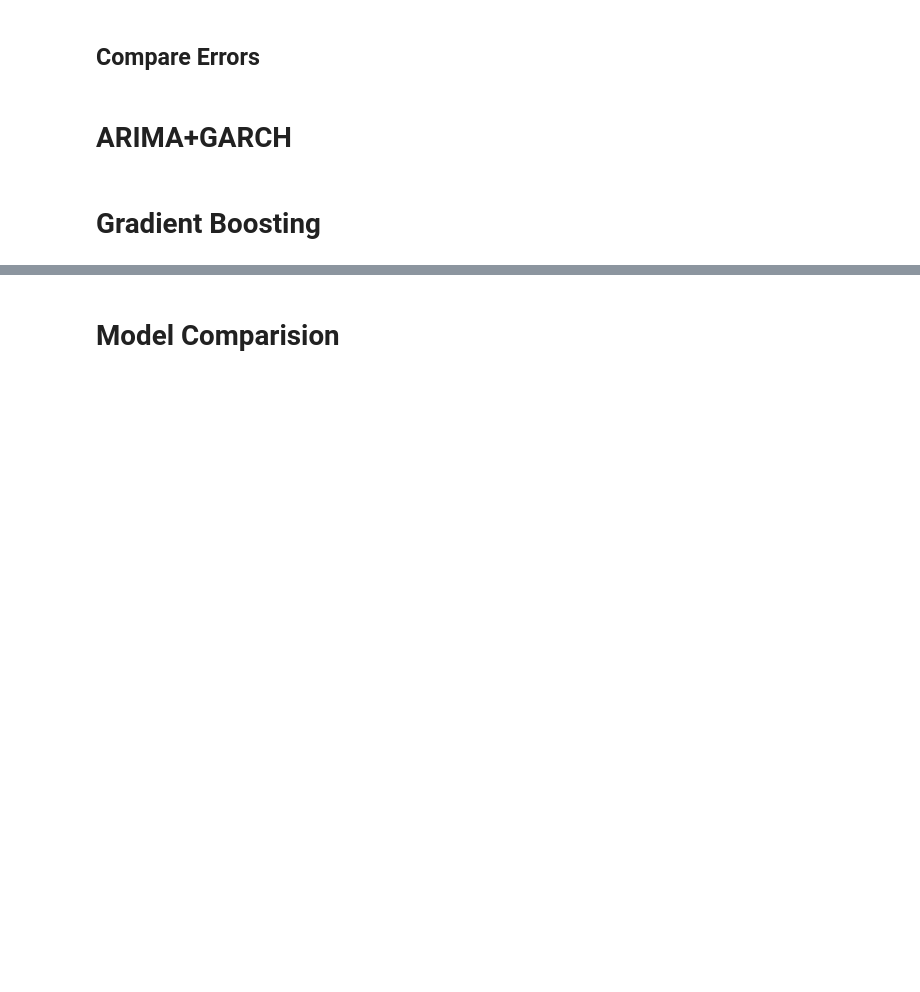
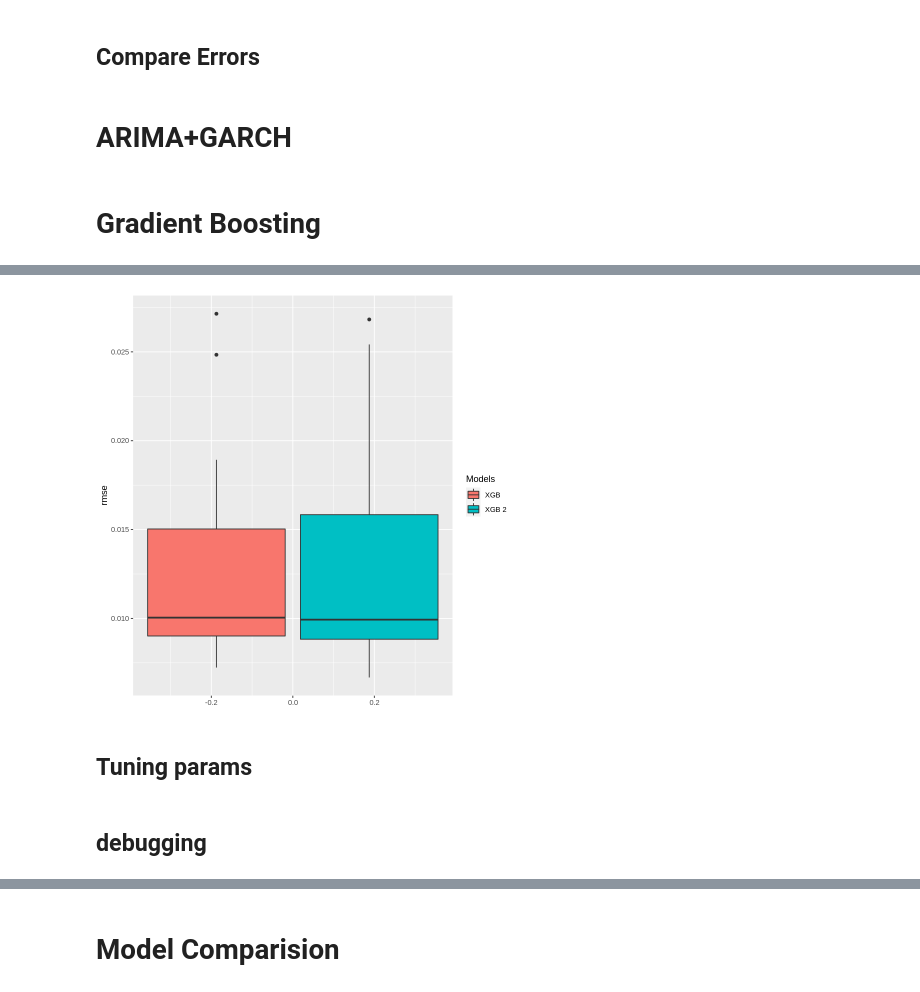
Before and after one commit to lbk209/timeseries, a Jupyter notebook: compare_timeseries_models_spx.ipynb, the cells around one changed output, grey strips where cells are left out. Drawn from its saved outputs; the diff is of its cells as text; code cells hidden in the pictures; blank space fills up the shorter version.

```diff
--- a/compare_timeseries_models_spx.ipynb
+++ b/compare_timeseries_models_spx.ipynb
@@ -405,7 +414,7 @@ cv.forecast <- function(x, h, xreg=NULL, xreg.msize=NULL, expected.model.size=NU
                       state.specification = ss,
                       niter = 1000,
                       data = x.train,
-                      expected.model.size = 5)  # Passed to SpikeSlabPrior.
+                      expected.model.size = expected.model.size)  # Passed to SpikeSlabPrior.
 
         ### prepare future of xreg for prediction
         # regessor assumption for future
@@ -837,0 +827,4 @@ pred_xgb <- predict(m1_xgb, x.test[, 2:4])
+# %%
+result.m06.1 <- my.tsCV(trainx[,1], cv.forecast, h=hori, window=wind, step=peri,
+                        silent=T,
+                        xreg=trainx[,2:4])
@@ -837,0 +851,4 @@ pred_xgb <- predict(m1_xgb, x.test[, 2:4])
+# %%
+result.m06.2 <- my.tsCV(trainx[,1], cv.forecast, h=hori, window=wind, step=peri,
+                        xreg.msize=hori,
+                        xreg=trainx[,2:4])
@@ -837,0 +873,13 @@ pred_xgb <- predict(m1_xgb, x.test[, 2:4])
+# %%
+errors.1 <- my.get_result(result.m06.1, 'XGB')
+errors.2 <- my.get_result(result.m06.2, 'XGB 2')
+
+x <- rbind(errors.1, errors.2)
+
+my.plot_errors(x, metrics=c('rmse'), loc='right')
+# %% [output]
+[figure, added]
+# %% [markdown]
+## Tuning params
+# %% [markdown]
+## debugging
```
Also changed, not shown: parts of 37 cells of this notebook.
